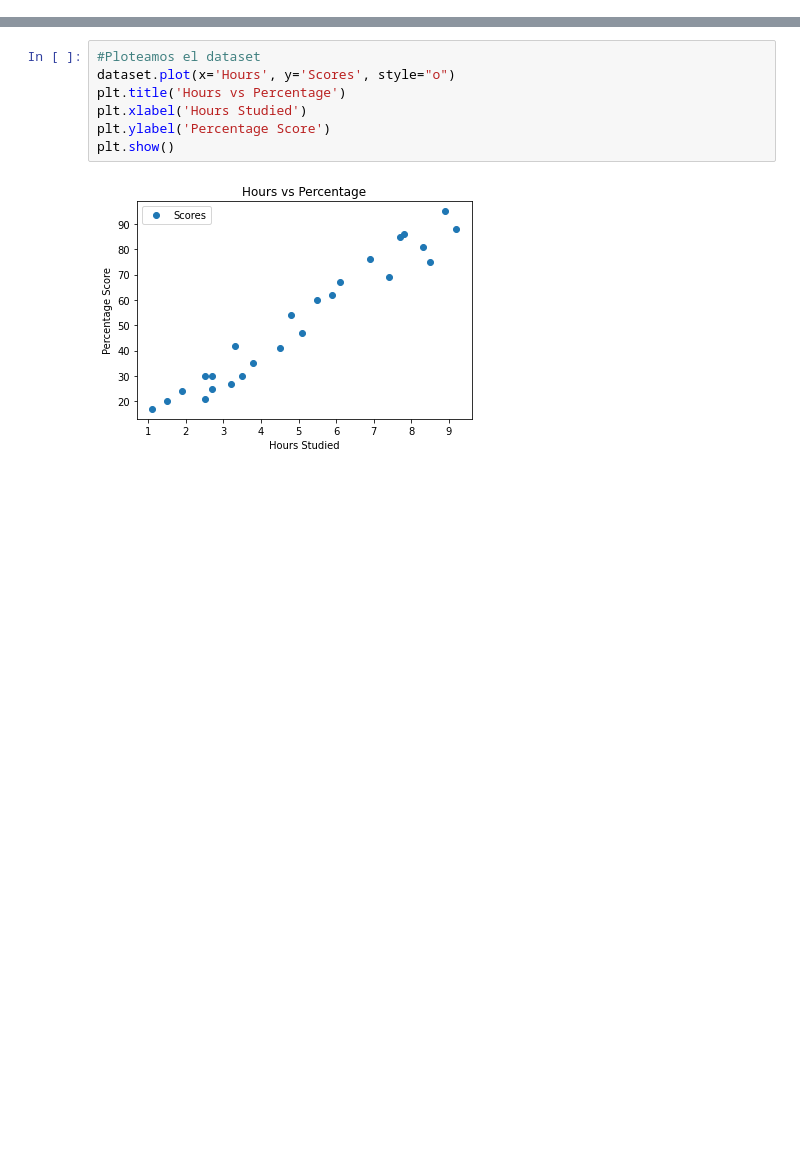
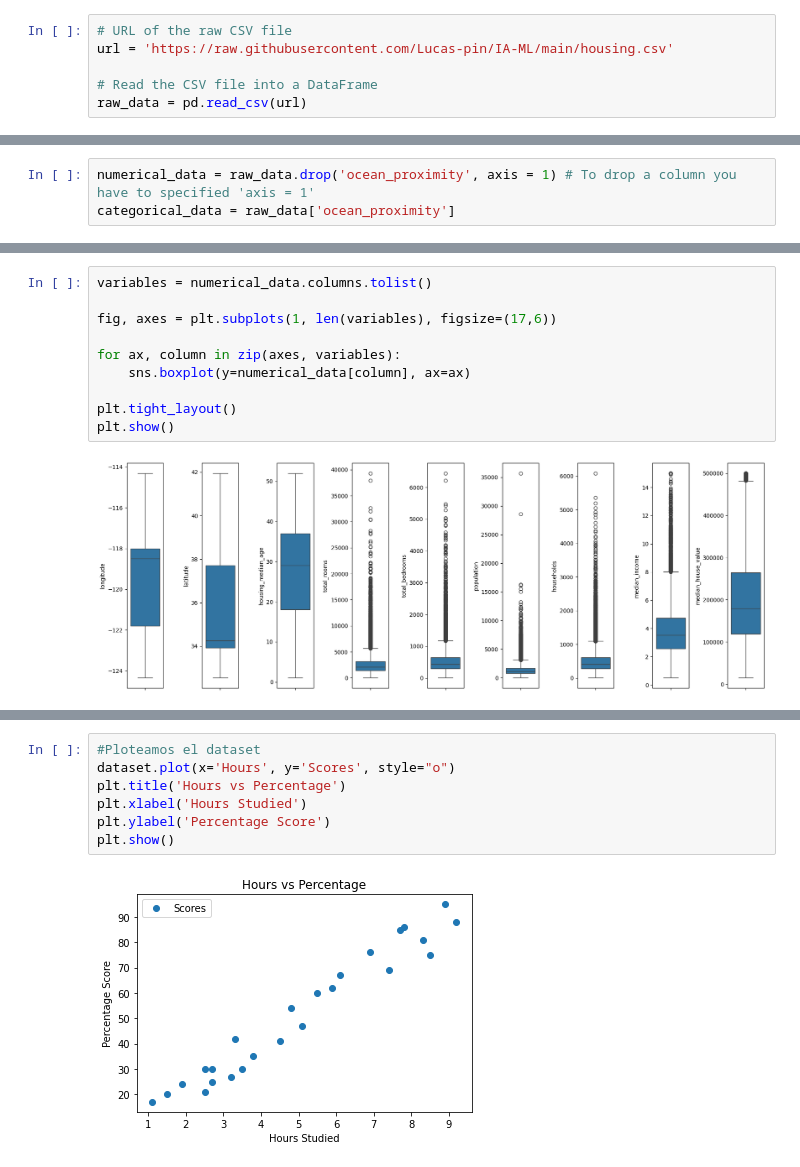
Before and after one commit to Lucas-pin/IA-ML, a Jupyter notebook: linear_regression.ipynb, the cells around one changed output, grey strips where cells are left out. Drawn from its saved outputs; the diff is of its cells as text; blank space fills up the shorter version.

```diff
--- a/linear_regression.ipynb
+++ b/linear_regression.ipynb
@@ -52,0 +101,6 @@ dataset.describe()
+# %%
+# URL of the raw CSV file
+url = 'https://raw.githubusercontent.com/Lucas-pin/IA-ML/main/housing.csv'
+
+# Read the CSV file into a DataFrame
+raw_data = pd.read_csv(url)
@@ -52,0 +143,3 @@ dataset.describe()
+# %%
+numerical_data = raw_data.drop('ocean_proximity', axis = 1) # To drop a column you have to specified 'axis = 1'
+categorical_data = raw_data['ocean_proximity']
@@ -52,0 +171,12 @@ dataset.describe()
+# %%
+variables = numerical_data.columns.tolist()
+
+fig, axes = plt.subplots(1, len(variables), figsize=(17,6))
+
+for ax, column in zip(axes, variables):
+    sns.boxplot(y=numerical_data[column], ax=ax)
+
+plt.tight_layout()
+plt.show()
+# %% [output]
+[figure, added]
```
Also changed, not shown: parts of 23 cells of this notebook.
